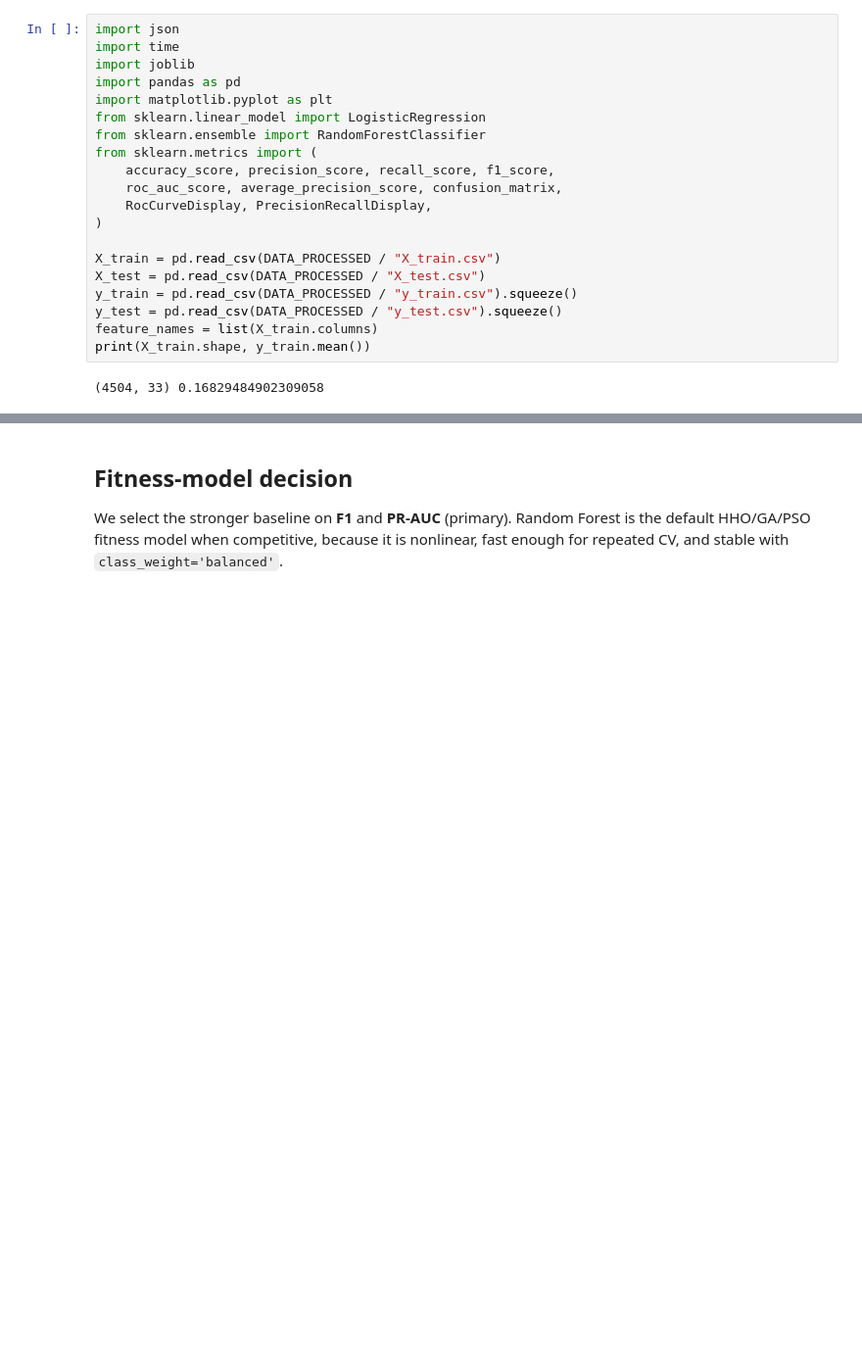
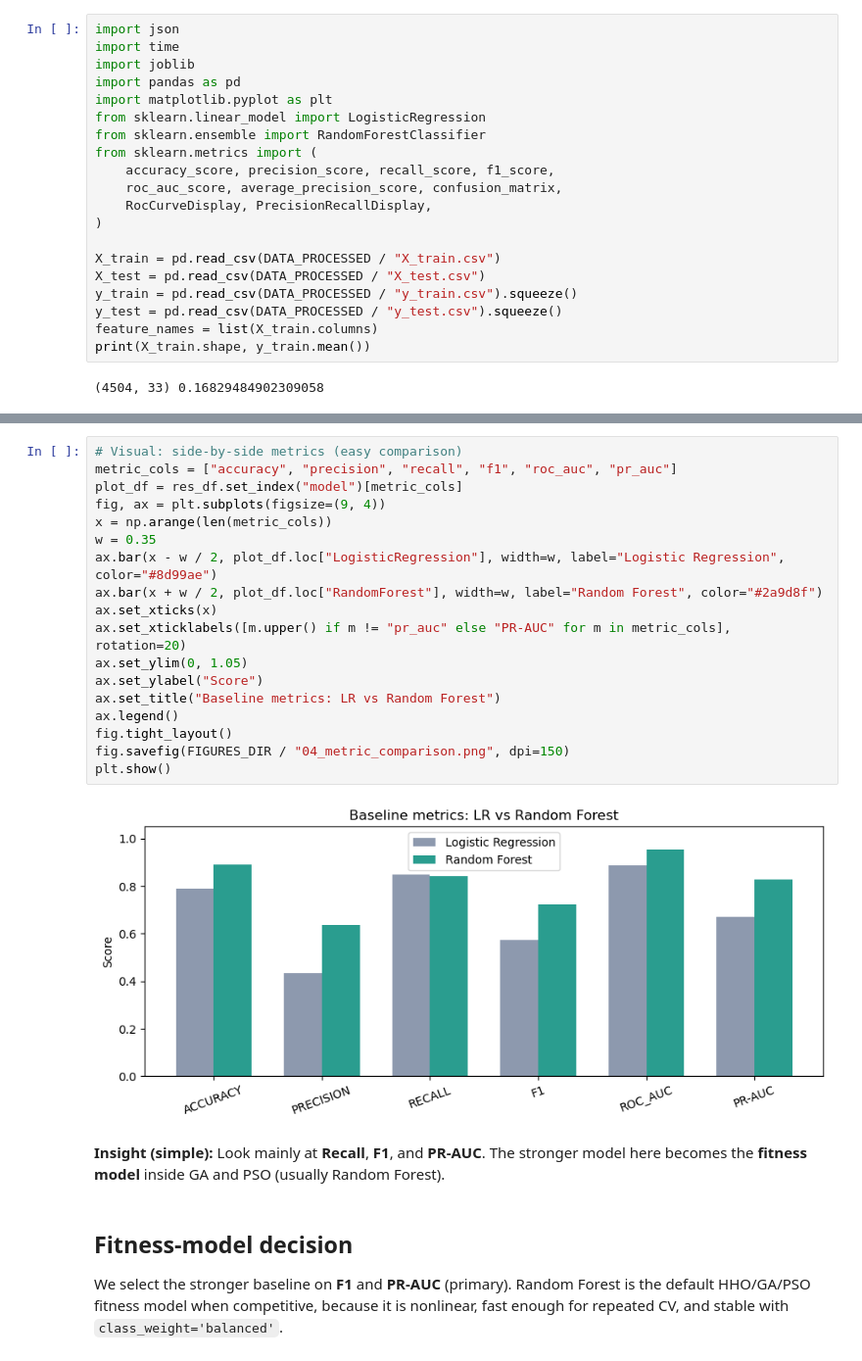
Before and after one commit to IshanWijekoon/ecommerce-customer-churn-prediction, a Jupyter notebook: notebooks/04_Baseline_Models.ipynb, the cells around one changed output, grey strips where cells are left out. Shown at 98% size. Drawn from its saved outputs; the diff is of its cells as text; blank space fills up the shorter version.

```diff
--- a/notebooks/04_Baseline_Models.ipynb
+++ b/notebooks/04_Baseline_Models.ipynb
@@ -124,3 +127,25 @@ plt.show()
+# %%
+# Visual: side-by-side metrics (easy comparison)
+metric_cols = ["accuracy", "precision", "recall", "f1", "roc_auc", "pr_auc"]
+plot_df = res_df.set_index("model")[metric_cols]
+fig, ax = plt.subplots(figsize=(9, 4))
+x = np.arange(len(metric_cols))
+w = 0.35
+ax.bar(x - w / 2, plot_df.loc["LogisticRegression"], width=w, label="Logistic Regression", color="#8d99ae")
+ax.bar(x + w / 2, plot_df.loc["RandomForest"], width=w, label="Random Forest", color="#2a9d8f")
+ax.set_xticks(x)
+ax.set_xticklabels([m.upper() if m != "pr_auc" else "PR-AUC" for m in metric_cols], rotation=20)
+ax.set_ylim(0, 1.05)
+ax.set_ylabel("Score")
+ax.set_title("Baseline metrics: LR vs Random Forest")
+ax.legend()
+fig.tight_layout()
+fig.savefig(FIGURES_DIR / "04_metric_comparison.png", dpi=150)
+plt.show()
+# %% [output]
+[figure, added]
+# %% [markdown]
+**Insight (simple):** Look mainly at **Recall**, **F1**, and **PR-AUC**. The stronger model here becomes the **fitness model** inside GA and PSO (usually Random Forest).
 # %% [markdown]
 ## Fitness-model decision
 
```
Also changed, not shown: parts of 4 cells of this notebook, 11 other files.
